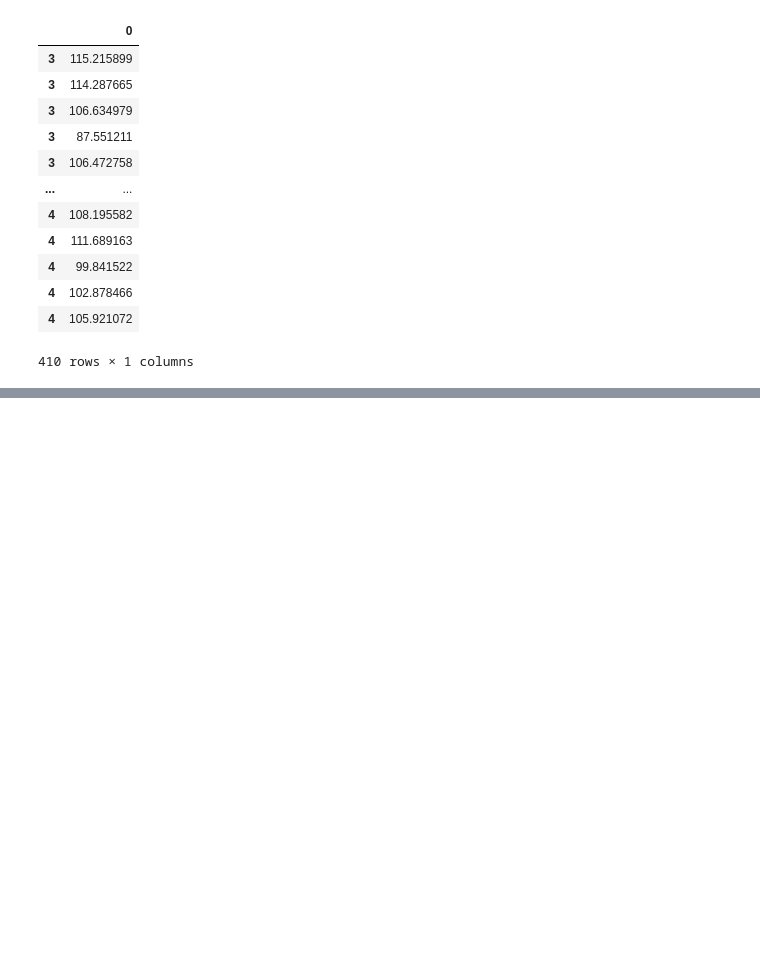
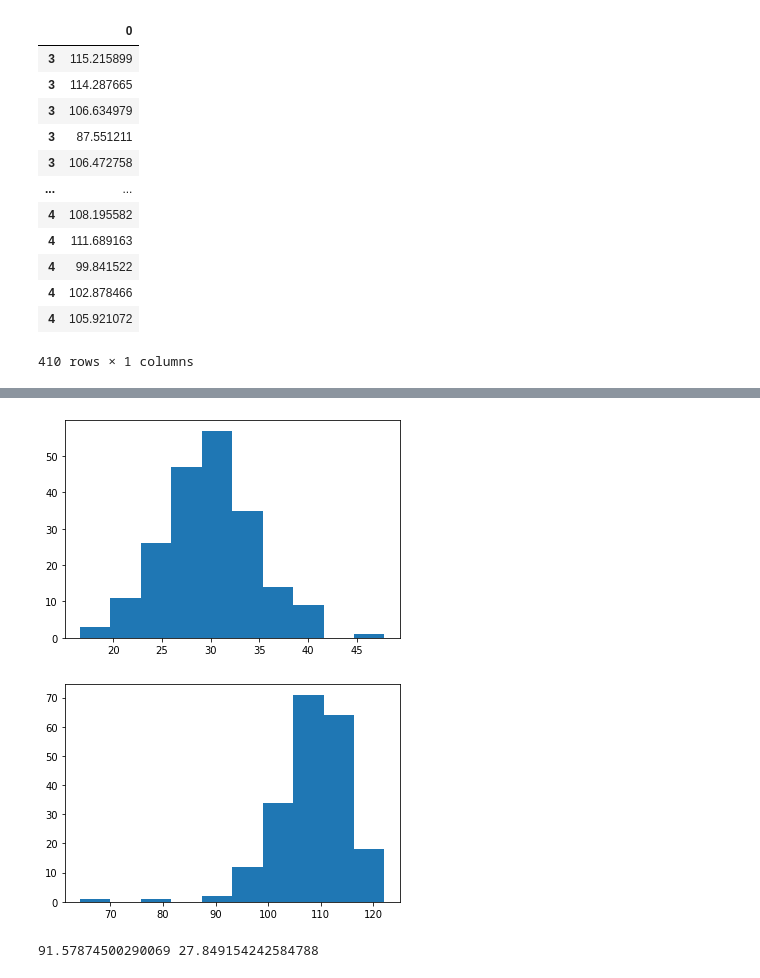
Before and after one commit to Aymeric-B/elle_ebene, a Jupyter notebook: notebooks/aymeric/Hair segmentation, wavelet and numpy model.ipynb, the cells around one changed output, grey strips where cells are left out. Cells and saved outputs as stored; diff of their text form; code cells hidden in the pictures; blank space fills up the shorter version.

```diff
--- a/notebooks/aymeric/Hair segmentation, wavelet and numpy model.ipynb
+++ b/notebooks/aymeric/Hair segmentation, wavelet and numpy model.ipynb
@@ -542,0 +646,15 @@ df
+# %%
+plt.hist(std4)
+plt.show()
+plt.hist(means4)
+plt.show()
+# %% [output]
+[figure, added]
+[figure, added]
+# %%
+mask_str = (filter(straight_edges,3) !=0)
+filtered_str = straight_g[mask_str]
+std = std_of_col_means(straight_g)
+print(filtered_str.mean(), std)
+# %% [output]
+91.57874500290069 27.849154242584788
```
Also changed, not shown: parts of 20 cells of this notebook, 3 other files.
